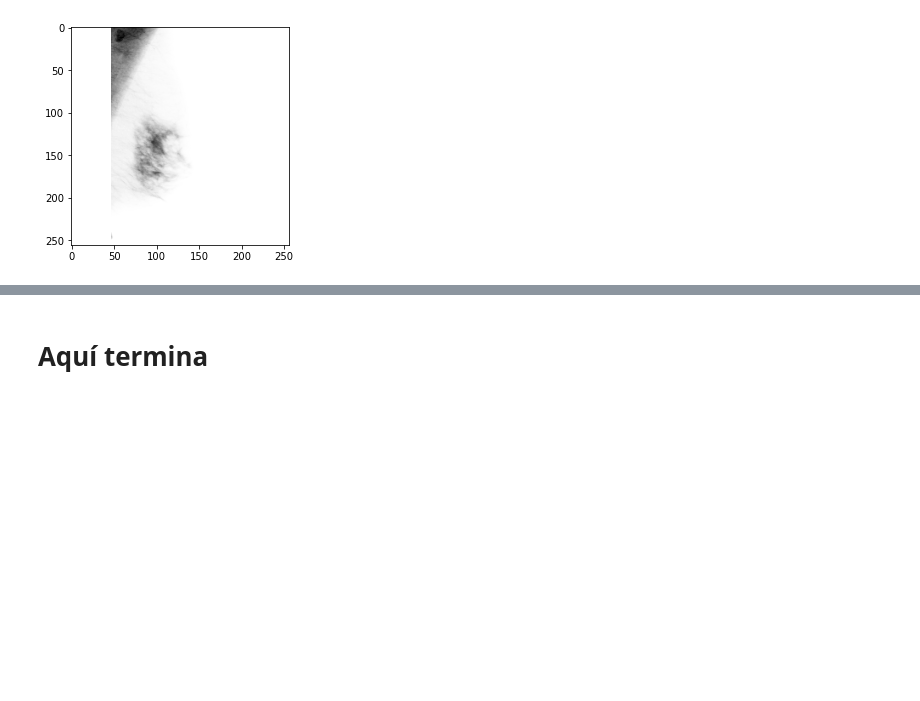
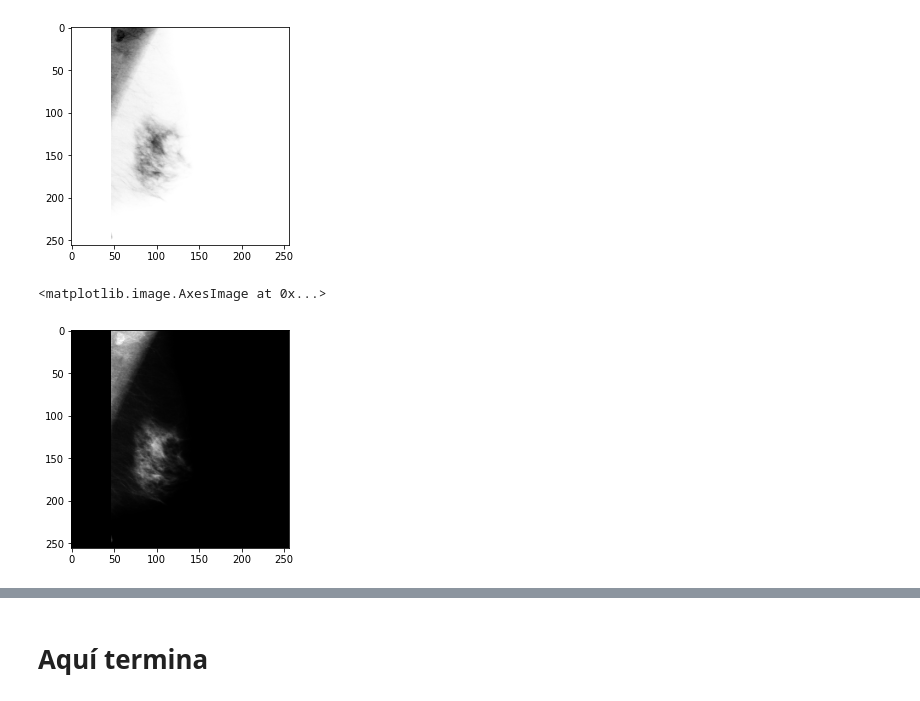
Before and after one commit to data-and-code/trabajo_con_imagenes, a Jupyter notebook: data-raw/clean_imgs.ipynb, the cells around one changed output, grey strips where cells are left out. Saved outputs shown, nothing was run; the diff lists cells and outputs as text; code cells hidden in the pictures; blank space fills up the shorter version.

```diff
--- a/data-raw/clean_imgs.ipynb
+++ b/data-raw/clean_imgs.ipynb
@@ -546,0 +548,6 @@ def translate(value, leftMin, leftMax, rightMin, rightMax):
+# %%
+img_p = translate(img_p, 0, 1, img_p.min(), img_p.max()) * -1
+plt.imshow(img_p, cmap='gray')
+# %% [output]
+<matplotlib.image.AxesImage at 0x...>
+[figure, added]
```
Also changed, not shown: parts of 8 cells of this notebook.
